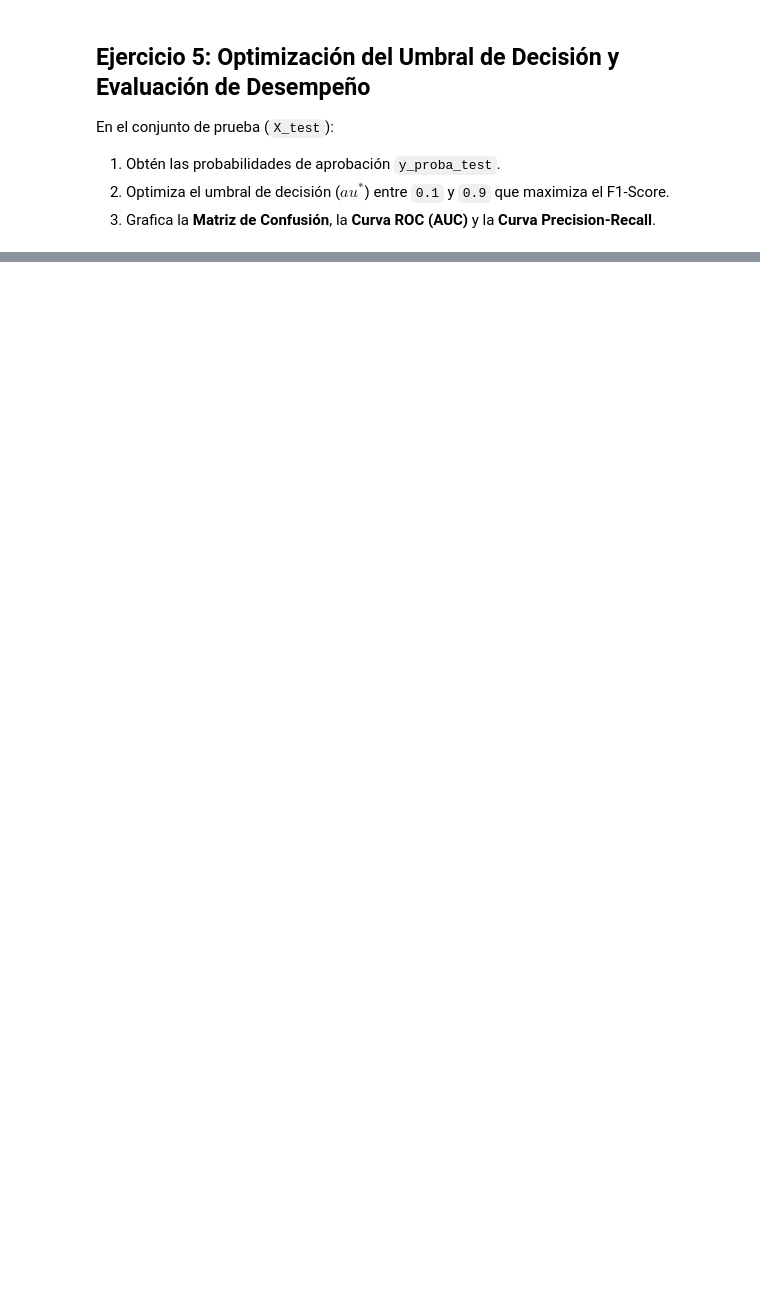
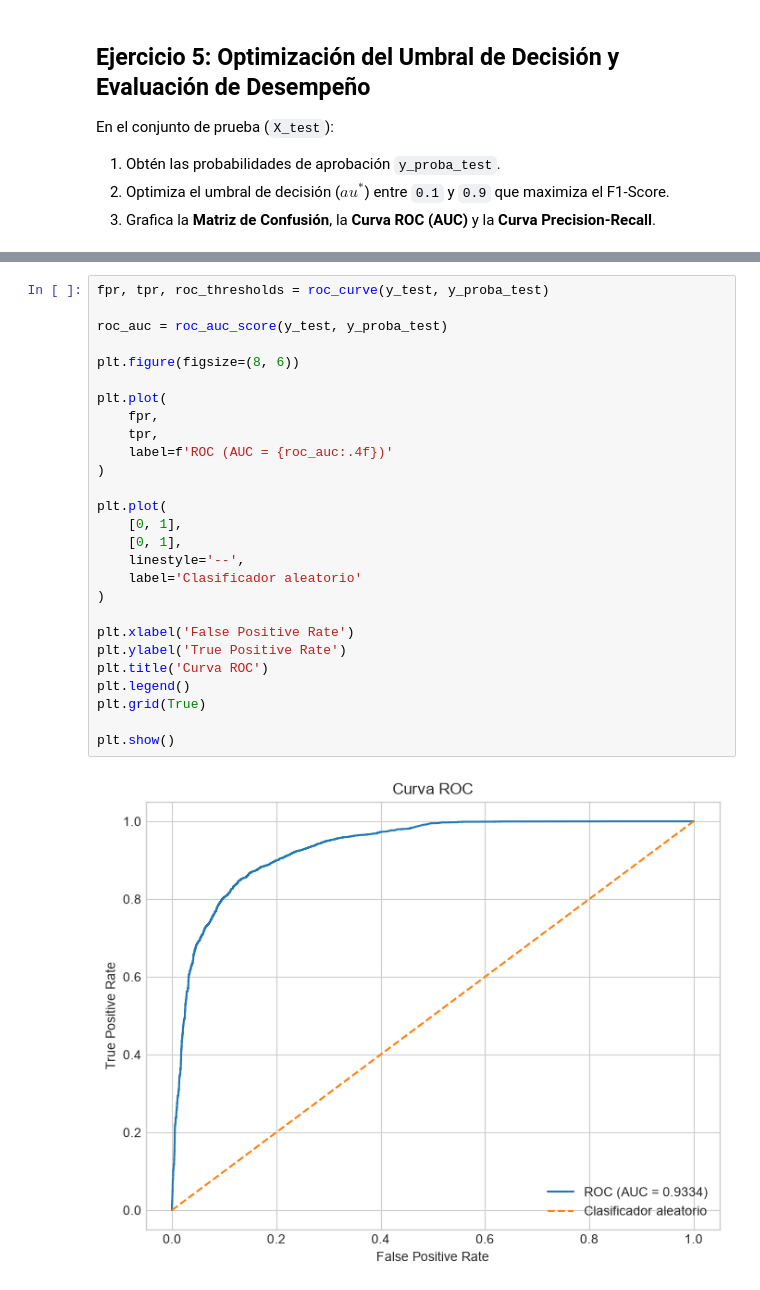
Before and after one commit to hugocaniza18/ML1-2026-2_hugocaniza, a Jupyter notebook: TP_2/nb_tp2_parte2_regresion_logistica.ipynb, the cells around one changed output, grey strips where cells are left out. Cells and saved outputs as stored; diff of their text form; blank space fills up the shorter version.

```diff
--- a/TP_2/nb_tp2_parte2_regresion_logistica.ipynb
+++ b/TP_2/nb_tp2_parte2_regresion_logistica.ipynb
@@ -120,0 +383,29 @@ En el conjunto de prueba (`X_test`):
+# %%
+fpr, tpr, roc_thresholds = roc_curve(y_test, y_proba_test)
+
+roc_auc = roc_auc_score(y_test, y_proba_test)
+
+plt.figure(figsize=(8, 6))
+
+plt.plot(
+    fpr,
+    tpr,
+    label=f'ROC (AUC = {roc_auc:.4f})'
+)
+
+plt.plot(
+    [0, 1],
+    [0, 1],
+    linestyle='--',
+    label='Clasificador aleatorio'
+)
+
+plt.xlabel('False Positive Rate')
+plt.ylabel('True Positive Rate')
+plt.title('Curva ROC')
+plt.legend()
+plt.grid(True)
+
+plt.show()
+# %% [output]
+[figure, added]
```
Also changed, not shown: parts of 11 cells of this notebook.
